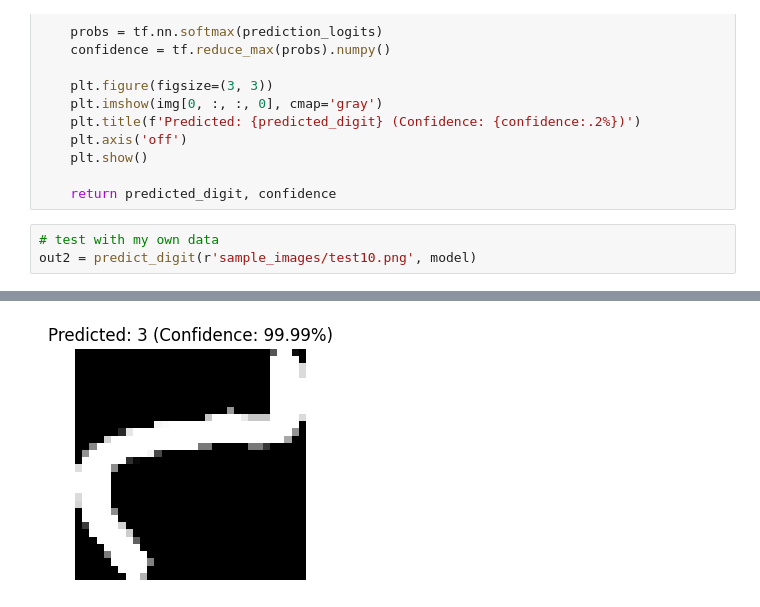
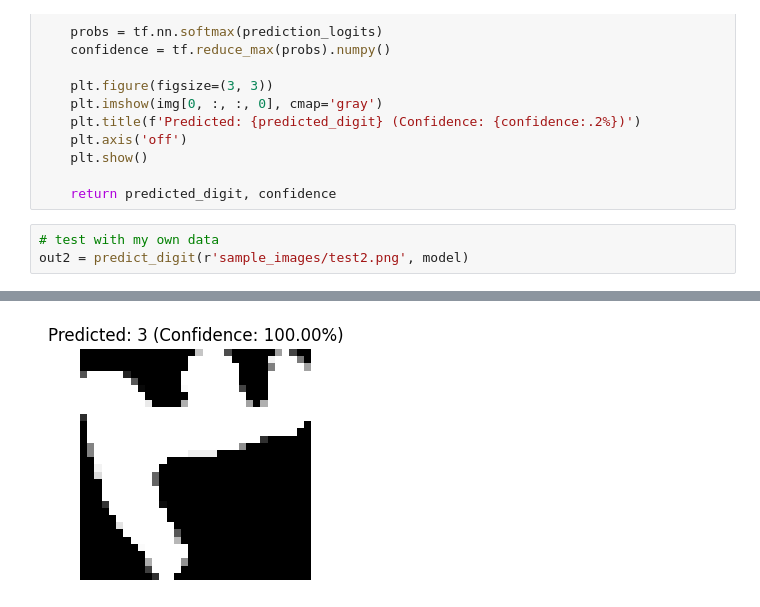
Before and after one commit to rosacraft/Persian-Handwritten-Digit-Recognition, a Jupyter notebook: main.ipynb, the cells around one changed output, grey strips where cells are left out. Saved outputs shown, nothing was run; the diff lists cells and outputs as text.

```diff
--- a/main.ipynb
+++ b/main.ipynb
@@ -246,5 +225,5 @@ def predict_digit(image_path, model, target_size=(32,32)):
     return predicted_digit, confidence
 # %%
 # test with my own data
-out2 = predict_digit(r'sample_images/test10.png', model)
+out2 = predict_digit(r'sample_images/test2.png', model)
 # %% [output]
@@ -252,4 +231,4 @@ out2 = predict_digit(r'sample_images/test10.png', model)
-[figure, old version]
+[figure, new version]
 # %%
 # check the number of wrong predicts
 pred = model.predict(X_test)
```
Also changed, not shown: parts of 6 cells of this notebook.
